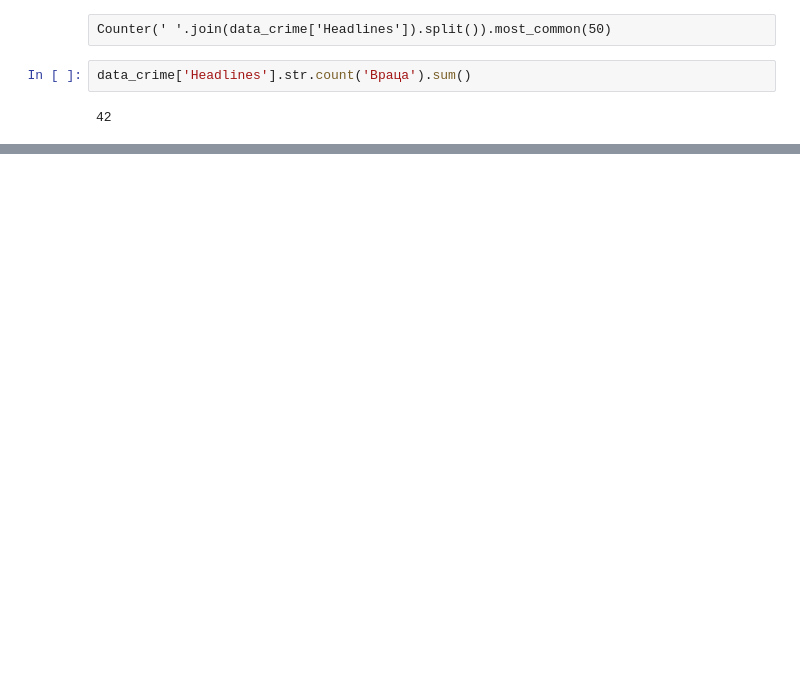
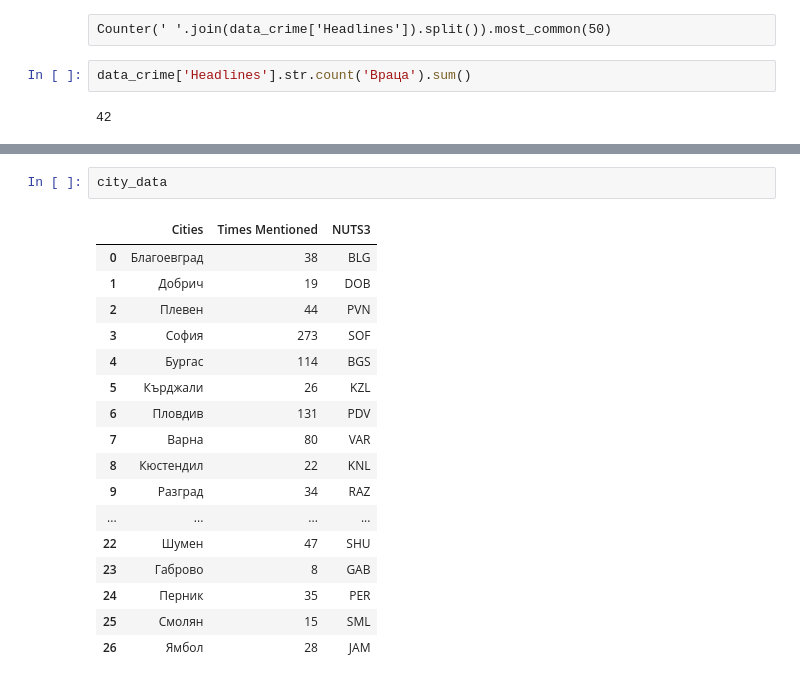
Before and after one commit to MiroslavDilov/news-headlines-analysis, a Jupyter notebook: News headlines project.ipynb, the cells around one changed output, grey strips where cells are left out. Drawn from its saved outputs; the diff is of its cells as text; blank space fills up the shorter version.

```diff
--- a/News headlines project.ipynb
+++ b/News headlines project.ipynb
@@ -55,0 +172,20 @@ data_crime['Headlines'].str.count('Враца').sum()
+# %%
+city_data
+# %% [output]
+|  | Cities | Times Mentioned | NUTS3 |
+| 0 | Благоевград | 38 | BLG |
+| 1 | Добрич | 19 | DOB |
+| 2 | Плевен | 44 | PVN |
+| 3 | София | 273 | SOF |
+| 4 | Бургас | 114 | BGS |
+| 5 | Кърджали | 26 | KZL |
+| 6 | Пловдив | 131 | PDV |
+| 7 | Варна | 80 | VAR |
+| 8 | Кюстендил | 22 | KNL |
+| 9 | Разград | 34 | RAZ |
+| ... | ... | ... | ... |
+| 22 | Шумен | 47 | SHU |
+| 23 | Габрово | 8 | GAB |
+| 24 | Перник | 35 | PER |
+| 25 | Смолян | 15 | SML |
+| 26 | Ямбол | 28 | JAM |
```
Also changed, not shown: parts of 19 cells of this notebook.
